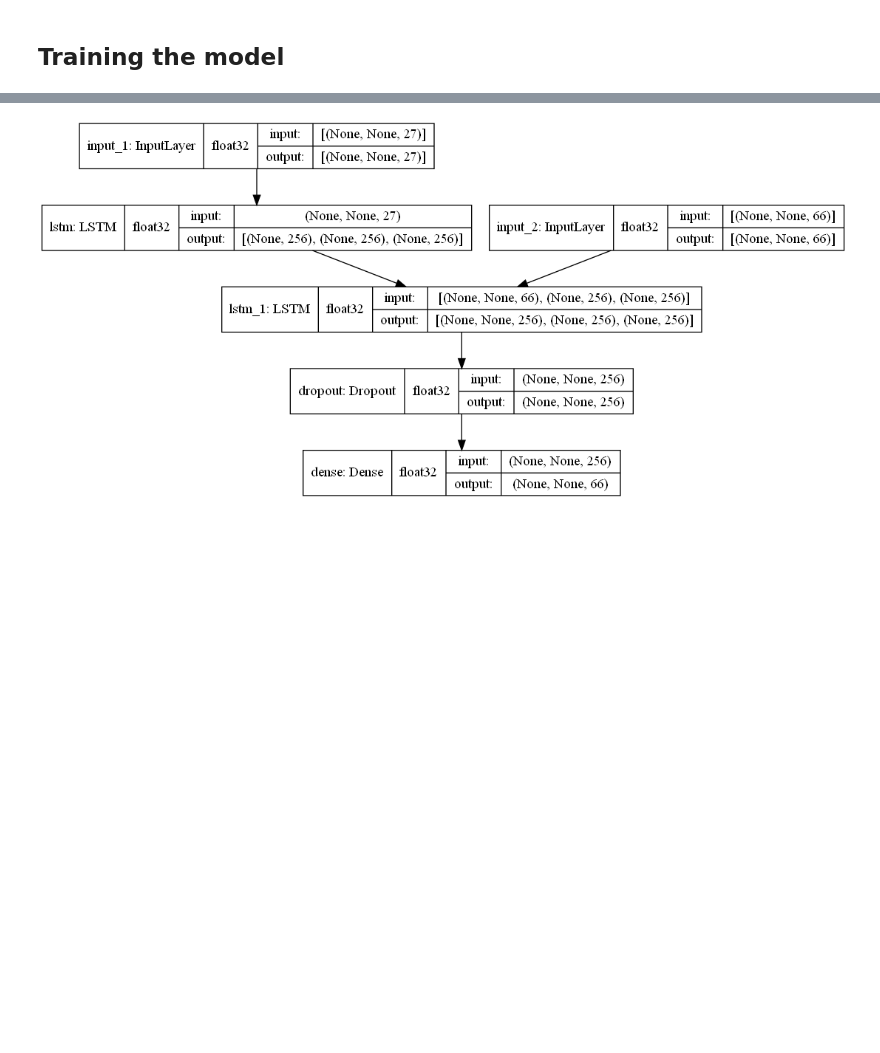
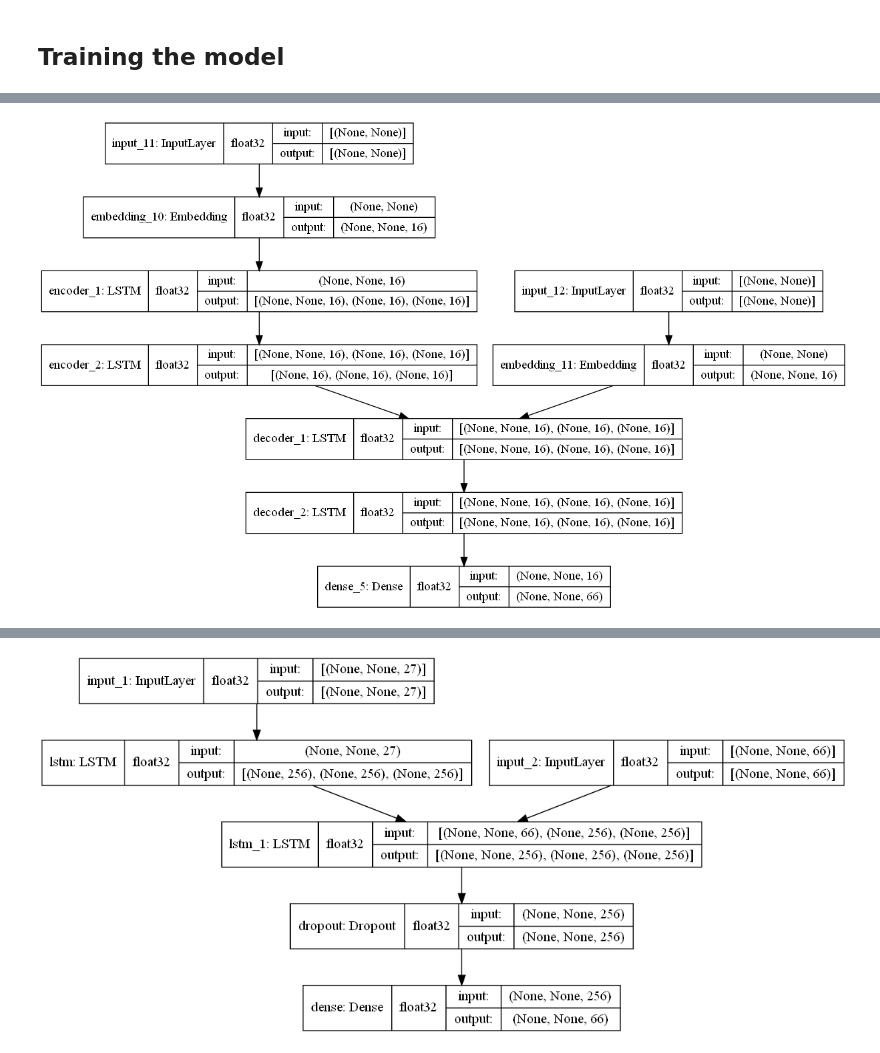
Before and after one commit to abhisheknpcomplete/cs6910-assignments, a Jupyter notebook: Assignment 3/CS20M059 - CS20M007 - CS6910-Assignment-3.ipynb, the cells around one changed output, grey strips where cells are left out. Saved outputs shown, nothing was run; the diff lists cells and outputs as text; code cells hidden in the pictures; blank space fills up the shorter version.

```diff
--- a/Assignment 3/CS20M059 - CS20M007 - CS6910-Assignment-3.ipynb
+++ b/Assignment 3/CS20M059 - CS20M007 - CS6910-Assignment-3.ipynb
@@ -173,28 +172,7 @@ epochs = 1  # Number of epochs to train for.
 latent_dim = 256  # Latent dimensionality of the encoding space.
 # %% [markdown]
 ## Building the model
-# %%
-# Define an input sequence and process it.
-encoder_inputs = keras.Input(shape=(None, num_encoder_tokens))
-encoder = keras.layers.LSTM(latent_dim, return_state=True)
-encoder_outputs, state_h, state_c = encoder(encoder_inputs)
-
-# We discard `encoder_outputs` and only keep the states.
-encoder_states = [state_h, state_c]
-
-# Set up the decoder, using `encoder_states` as initial state.
-decoder_inputs = keras.Input(shape=(None, num_decoder_tokens))
-
-# We set up our decoder to return full output sequences,
-# and to return internal states as well. We don't use the
-# return states in the training model, but we will use them in inference.
-decoder_lstm = keras.layers.LSTM(latent_dim, return_sequences=True, return_state=True)
-decoder_outputs, _, _ = decoder_lstm(decoder_inputs, initial_state=encoder_states)
-decoder_dropout = keras.layers.Dropout(0.1)
-decoder_dropout = decoder_dropout(decoder_outputs)
-decoder_dense = keras.layers.Dense(num_decoder_tokens, activation="softmax")
-decoder_outputs = decoder_dense(decoder_dropout)
-
-# Define the model that will turn
-# `encoder_input_data` & `decoder_input_data` into `decoder_target_data`
-model = keras.Model([encoder_inputs, decoder_inputs], decoder_outputs)
+# %%
+LSTM_LAYER = "LSTM"
+GRU_LAYER = "GRU"
+SIMPLE_RNN_LAYER = "SIMPLE_RNN"
@@ -201,2 +281,7 @@ model = keras.Model([encoder_inputs, decoder_inputs], decoder_outputs)
 # %% [markdown]
 ## Training the model
+# %%
+model = get_model(16, 2, 2, 16, LSTM_LAYER, 0.2, num_encoder_tokens, num_decoder_tokens)
+model.compile(optimizer="nadam", loss="categorical_crossentropy", metrics=["accuracy"])
+
+model.summary()
@@ -203 +306,12 @@ model = keras.Model([encoder_inputs, decoder_inputs], decoder_outputs)
+# %%
+keras.utils.plot_model(
+    model,
+    to_file=f"model-{str(datetime.datetime.now().isoformat()).replace('.','').replace(':','')}.png",
+    show_shapes=True,
+    show_dtype=True,
+    show_layer_names=True,
+    expand_nested=True
+)
+# %% [output]
+[figure, added]
 # %%
```
Also changed, not shown: parts of 4 cells of this notebook, 2 other files.
